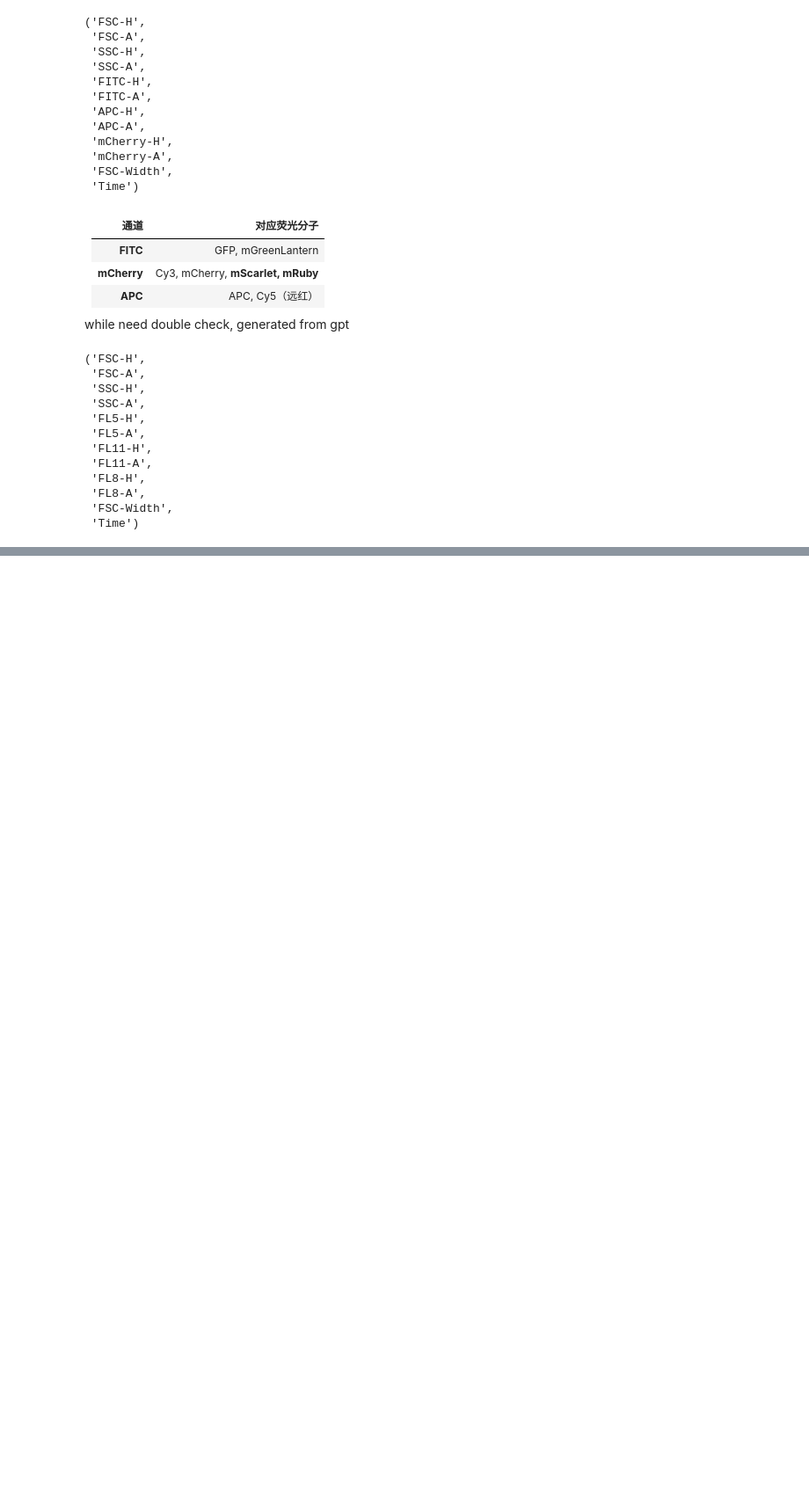
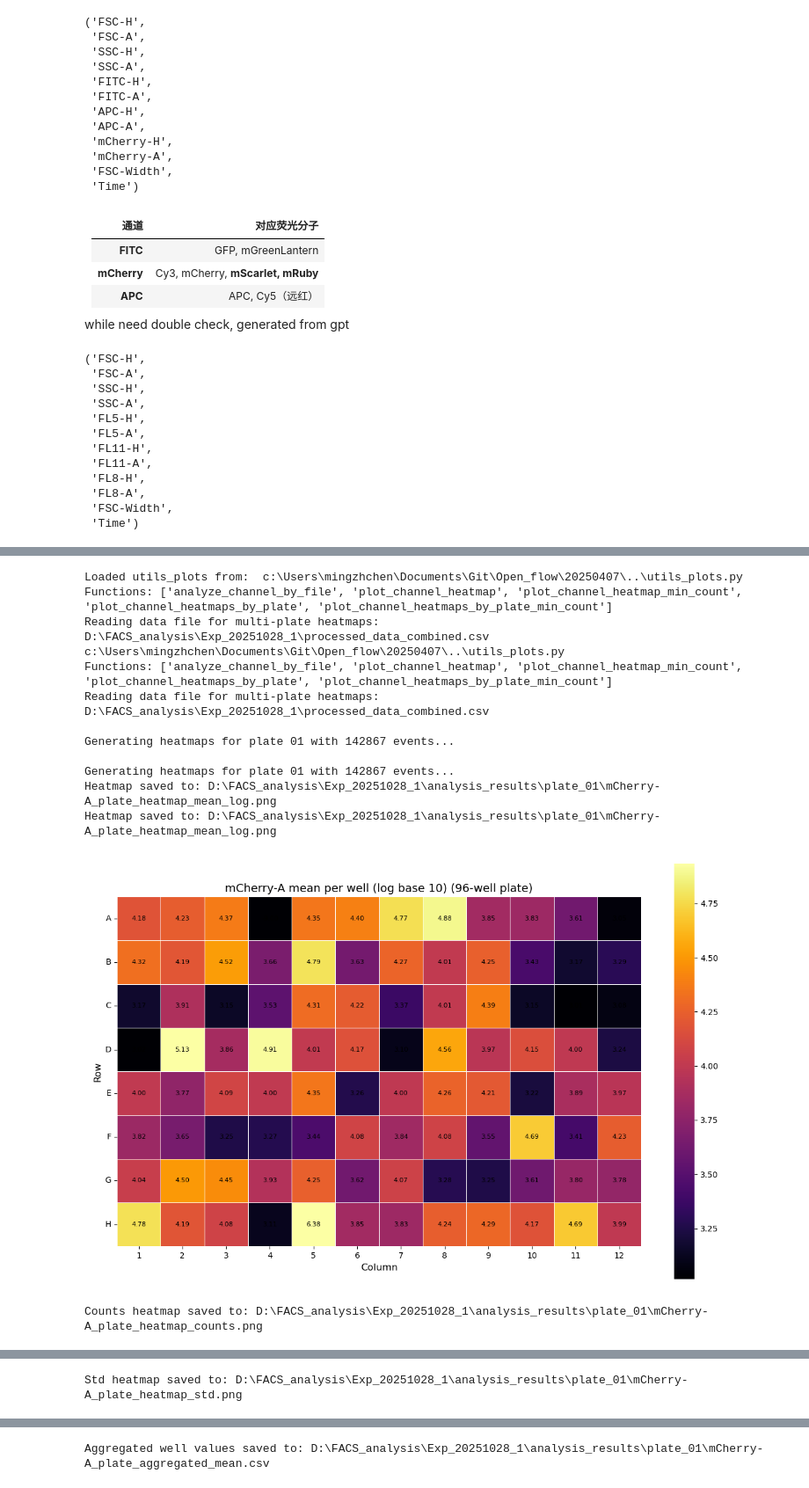
Before and after one commit to chenmzh/Open_flow, a Jupyter notebook: 20250407/analyzing.ipynb, the cells around one changed output, grey strips where cells are left out. Shown at 88% size. Drawn from its saved outputs; the diff is of its cells as text; code cells hidden in the pictures; blank space fills up the shorter version.

```diff
--- a/20250407/analyzing.ipynb
+++ b/20250407/analyzing.ipynb
@@ -815,0 +822,69 @@ FL8-A statistics saved to: /Volumes/MC T9 Mac/analysis and plot/GM05/FACS/Exp_20
+# %%
+import os, sys, inspect, importlib
+
+# Ensure repo root is on path
+repo_root = os.path.abspath(os.path.join(os.getcwd(), '..'))
+if repo_root not in sys.path:
+    sys.path.append(repo_root)
+
+import utils_plots
+importlib.reload(utils_plots)
+print('Loaded utils_plots from:', utils_plots.__file__)
+print('Functions:', [n for n, o in inspect.getmembers(utils_plots, inspect.isfunction)])
+
+from utils_plots import plot_channel_heatmap, plot_channel_heatmaps_by_plate
+
+# Quick sanity: build a tiny fake dataset if target csv not present
+csv_path = r'D:\FACS_analysis\Exp_20251028_1\processed_data_combined.csv'
+output_folder = r'D:\FACS_analysis\Exp_20251028_1\analysis_results'
+
+if not os.path.isfile(csv_path):
+    import pandas as pd
+    wells = [f"{r}{c}" for r in 'ABCDEFGH' for c in range(1,13)]
+    # Simulate per-event data (5 events per well)
+    rows = []
+    import random
+    for w in wells:
+        for _ in range(5):
+            # simulate two plates '01' and '02'
+            plate = random.choice(['01','02'])
+            rows.append({'file_name': f'{plate}-Well-{w}.fcs', 'mCherry-A': random.uniform(100, 500)})
+    fake_df = pd.DataFrame(rows)
+    fake_path = os.path.join(output_folder, 'fake_processed_data.csv')
+    os.makedirs(output_folder, exist_ok=True)
+    fake_df.to_csv(fake_path, index=False)
+    csv_path = fake_path
+    print('Using simulated dataset at', csv_path)
+
+# Generate heatmaps per plate: value, counts, std for each plate separately
+plot_channel_heatmaps_by_plate(
+    csv_path,
+    output_folder,
+    channel='mCherry-A',
+    agg='mean',
+    cmap='inferno',
+    value_log=True,
+    value_log_base=10.0,
+    annotate=True,
+    robust=True,
+    min_count_threshold=1000,
+    plot_counts=True,
+    plot_std=True,
+    count_cmap='Blues',
+    std_cmap='mako',
+)
+# %% [output]
+Loaded utils_plots from:  c:\Users\mingzhchen\Documents\Git\Open_flow\20250407\..\utils_plots.py
+Functions: ['analyze_channel_by_file', 'plot_channel_heatmap', 'plot_channel_heatmap_min_count', 'plot_channel_heatmaps_by_plate', 'plot_channel_heatmaps_by_plate_min_count']
+Reading data file for multi-plate heatmaps: D:\FACS_analysis\Exp_20251028_1\processed_data_combined.csv
+c:\Users\mingzhchen\Documents\Git\Open_flow\20250407\..\utils_plots.py
+Functions: ['analyze_channel_by_file', 'plot_channel_heatmap', 'plot_channel_heatmap_min_count', 'plot_channel_heatmaps_by_plate', 'plot_channel_heatmaps_by_plate_min_count']
+Reading data file for multi-plate heatmaps: D:\FACS_analysis\Exp_20251028_1\processed_data_combined.csv
+
+Generating heatmaps for plate 01 with 142867 events...
+
+Generating heatmaps for plate 01 with 142867 events...
+Heatmap saved to: D:\FACS_analysis\Exp_20251028_1\analysis_results\plate_01\mCherry-A_plate_heatmap_mean_log.png
+Heatmap saved to: D:\FACS_analysis\Exp_20251028_1\analysis_results\plate_01\mCherry-A_plate_heatmap_mean_log.png
+[figure, added]
+Counts heatmap saved to: D:\FACS_analysis\Exp_20251028_1\analysis_results\plate_01\mCherry-A_plate_heatmap_counts.png
@@ -815,0 +892 @@ FL8-A statistics saved to: /Volumes/MC T9 Mac/analysis and plot/GM05/FACS/Exp_20
+Std heatmap saved to: D:\FACS_analysis\Exp_20251028_1\analysis_results\plate_01\mCherry-A_plate_heatmap_std.png
@@ -815,0 +894 @@ FL8-A statistics saved to: /Volumes/MC T9 Mac/analysis and plot/GM05/FACS/Exp_20
+Aggregated well values saved to: D:\FACS_analysis\Exp_20251028_1\analysis_results\plate_01\mCherry-A_plate_aggregated_mean.csv
```
Also changed, not shown: parts of 19 cells of this notebook, 6 other files.
